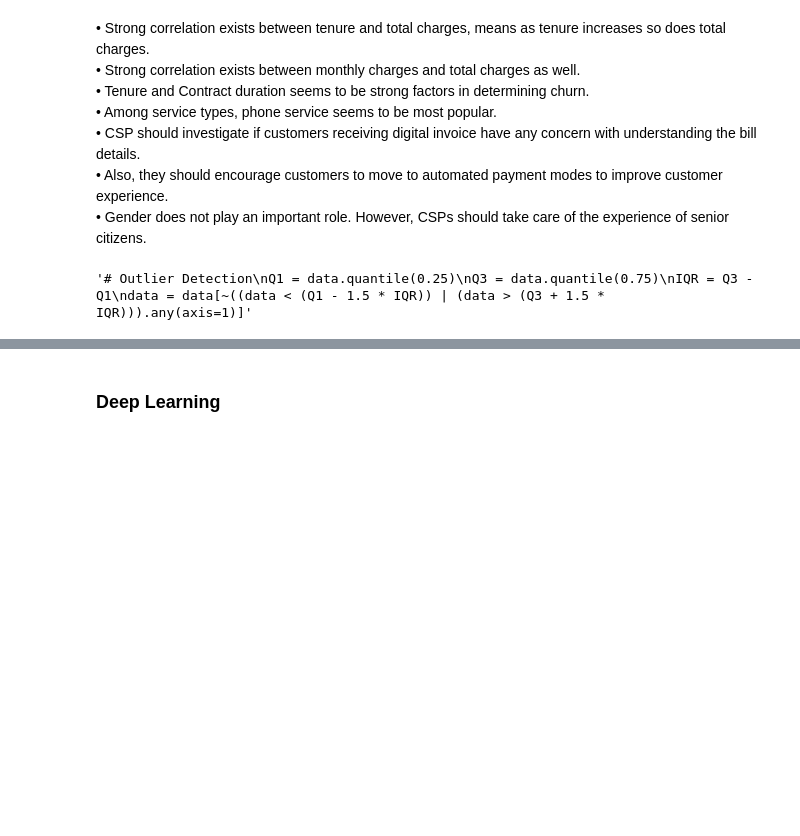
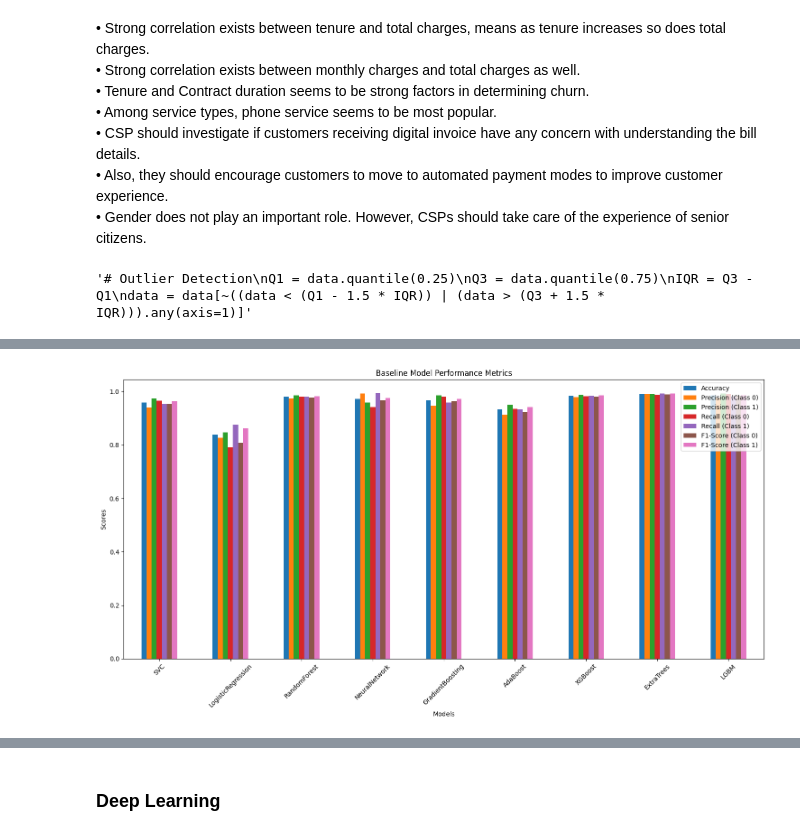
Before and after one commit to khaled-benahmed/-Customer-Churn-Prediction-in-the-Telecom-Sector-Using-Machine-Learning-Techniques., a Jupyter notebook: Customer_Churn_Prediction_in_the_Telecom_Sector_Using_Machine_Learning_Techniques.ipynb, the cells around one changed output, grey strips where cells are left out. Drawn from its saved outputs; the diff is of its cells as text; code cells hidden in the pictures; blank space fills up the shorter version.

```diff
--- a/Customer_Churn_Prediction_in_the_Telecom_Sector_Using_Machine_Learning_Techniques.ipynb
+++ b/Customer_Churn_Prediction_in_the_Telecom_Sector_Using_Machine_Learning_Techniques.ipynb
@@ -574,0 +803,27 @@ print("Standard deviation across all folds:", cv_scores.std())
+# %%
+# Function to evaluate a model
+def evaluate_model(model, X_test, y_test):
+    y_pred = model.predict(X_test)
+    class_report = classification_report(y_test, y_pred, output_dict=True)
+    return {
+        "Accuracy": accuracy_score(y_test, y_pred),
+        "Precision (Class 0)": class_report['0']['precision'],
+        "Precision (Class 1)": class_report['1']['precision'],
+        "Recall (Class 0)": class_report['0']['recall'],
+        "Recall (Class 1)": class_report['1']['recall'],
+        "F1-Score (Class 0)": class_report['0']['f1-score'],
+        "F1-Score (Class 1)": class_report['1']['f1-score']
+    }
+# %%
+
+# Train and evaluate each model
+baseline_results = {}
+for name, model in models.items():
+    print(f"Training {name}...")
+    model.fit(X_train, y_train)
+    baseline_results[name] = evaluate_model(model, X_test, y_test)
+
+# Display results
+baseline_df = pd.DataFrame(baseline_results).T
+print("\nBaseline Model Performance:\n")
+print(baseline_df)
@@ -574,0 +849,12 @@ print("Standard deviation across all folds:", cv_scores.std())
+# %%
+# Plot results
+baseline_df.plot(kind='bar', figsize=(15, 8))
+plt.title('Baseline Model Performance Metrics')
+plt.ylabel('Scores')
+plt.xlabel('Models')
+plt.xticks(rotation=45)
+plt.legend(loc='best')
+plt.tight_layout()
+plt.show()
+# %% [output]
+[figure, added]
```
Also changed, not shown: parts of 46 cells of this notebook.
